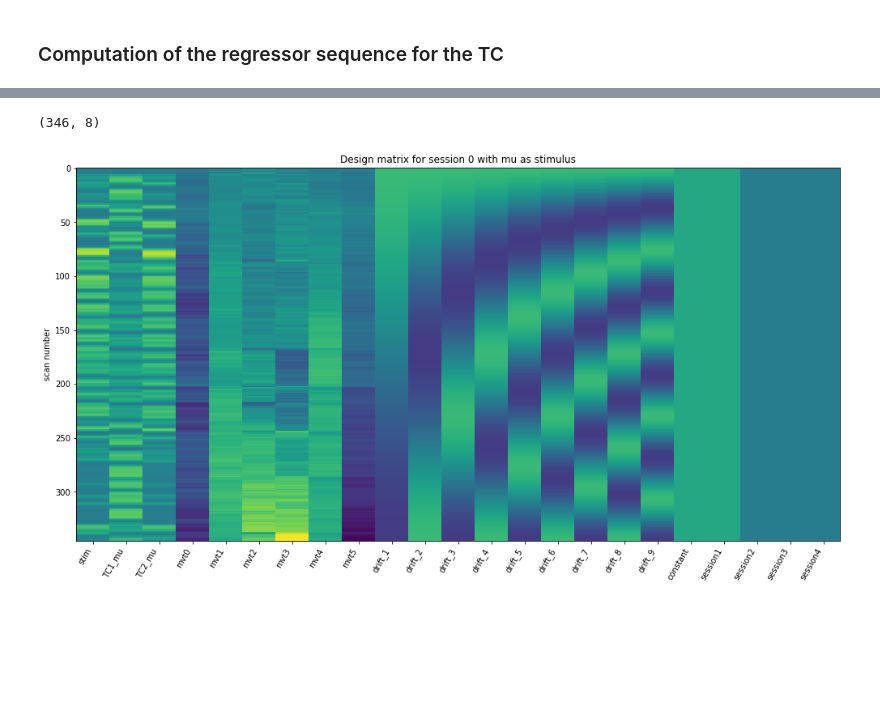
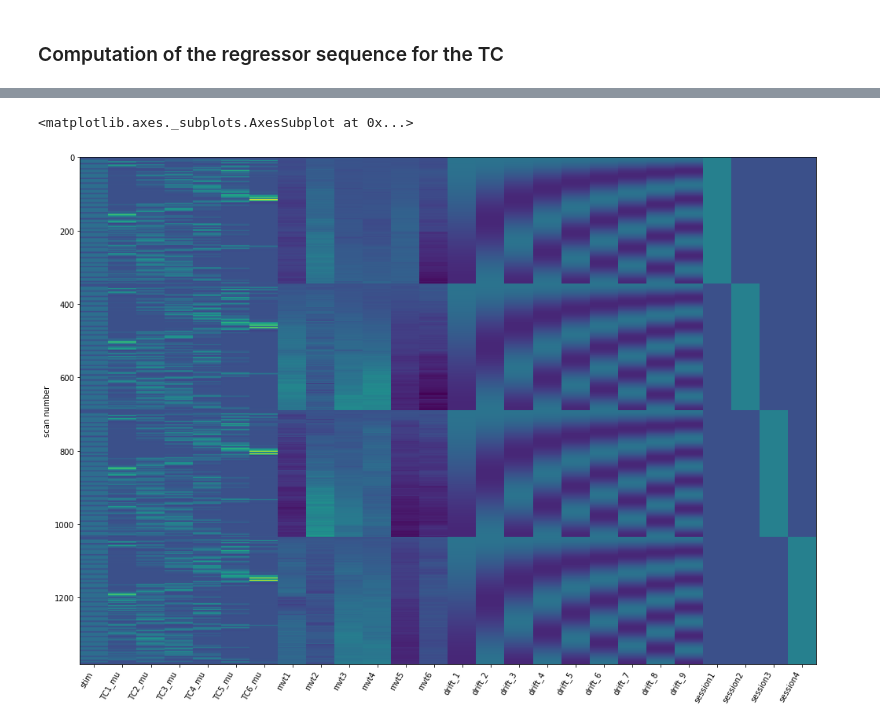
Before and after one commit to tiffanybounmy/ProbabilityNeuralCodes, a Jupyter notebook: EncodingModels.ipynb, the cells around one changed output, grey strips where cells are left out. Saved outputs shown, nothing was run; the diff lists cells and outputs as text; code cells hidden in the pictures; blank space fills up the shorter version.

Commit message:
ConstructSingleSubjectDesignMatrix

```diff
--- a/EncodingModels.ipynb
+++ b/EncodingModels.ipynb
@@ -413,8 +386,0 @@ motion = np.loadtxt(motion_file, converters={0:numconv, 1:numconv, 2:numconv,
-# %%
-# Concatenate the tuning curves and motion movements for defining the model regressors
-add_regs_mu = np.hstack((TC_mu, motion))
-if fit_scheme.find('ppc')!= -1:
-    add_regs_conf = np.hstack((TC_conf, motion))
-    print(add_regs_conf.shape)
-# %% [output]
-(346, 8)
@@ -438,12 +387,8 @@ if fit_scheme.find('ppc')!= -1:
-# %%
-plt.figure(figsize=(14, 14))
-ax1 = plt.subplot(211)
-plot_design_matrix(design_matrix_mu, ax=ax1)
-plt.title(f'Design matrix for session {k_session} with mu as stimulus')
-if fit_scheme.find('ppc')!= -1:
-    ax2 = plt.subplot(212)
-    plot_design_matrix(design_matrix_conf, ax=ax2)
-    plt.title(f'Design matrix for session {k_session} with confidence as stimulus')
-plt.show()
-# %% [output]
-[figure, removed]
+# %%
+fig = plt.figure(figsize=[14,10])
+ax = fig.add_subplot(111)
+test = pd.read_pickle("DesignMatrices/design_mat_mu_gaussian_ppc_dir0.pkl")
+plot_design_matrix(test, ax=ax)
+# %% [output]
+<matplotlib.axes._subplots.AxesSubplot at 0x...>
+[figure, added]
```
Also changed, not shown: parts of 15 cells of this notebook.
